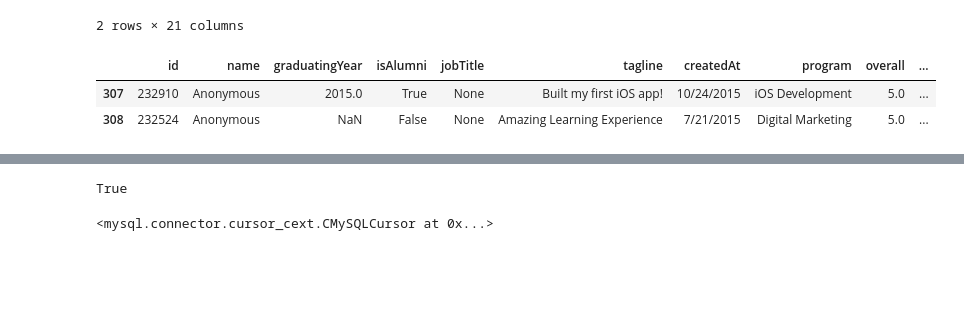
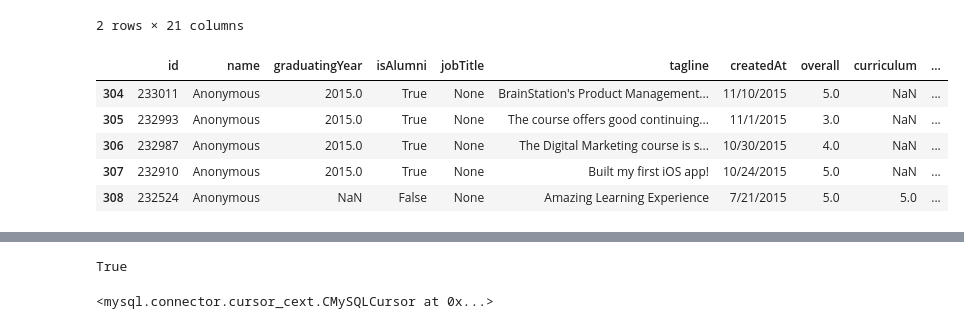
Before and after one commit to ekraj-pok/sql-project, a Jupyter notebook: main.ipynb, the cells around one changed output, grey strips where cells are left out. Saved outputs shown, nothing was run; the diff lists cells and outputs as text; code cells hidden in the pictures; blank space fills up the shorter version.

```diff
--- a/main.ipynb
+++ b/main.ipynb
@@ -37,6 +37,22 @@ def get_comments_school(school):
     reviews['review_body'] = reviews['body'].apply(remove_tags)
     reviews['school'] = school
     return reviews
+# %%
+def categorize_course_name(course_name):
+    if course_name is None:
+        return 'unknown'
+
+    if isinstance(course_name, str):
+        if ('data'  or 'science'  or 'analytics') in course_name.lower():
+            return 'data analytics'
+        elif ('development'  or 'react'  or 'full stack') in course_name.lower():
+            return 'web development'
+        elif ('ux'  or 'ui'  or 'product'  or 'experience') in course_name.lower():
+            return 'ux/ui'
+        else:
+            return 'others'
+    else:
+        return 'unknown'
 # %%
 # could you write this as a list comprehension?
 # comments = [comments.append(get_comments_school(school)) for school in schools.keys()]
@@ -68,14 +84,18 @@ comments.head(2)
 2 rows × 21 columns
 # %%
 comments['school_id'] = comments["school"].map(schools)
+comments['course_name'] = comments['program'].apply(categorize_course_name)
 # %%
-comments.drop(['anonymous', 'hostProgramName', 'body', 'rawBody', 'user', 'comments', 'overallScore','queryDate' ], axis=1, inplace = True, errors='ignore')
+comments.drop(['anonymous', 'hostProgramName', 'body', 'rawBody', "program",  'user', 'comments', 'overallScore','queryDate' ], axis=1, inplace = True, errors='ignore')
 # %%
-comments.tail(2)
+comments.tail(5)
 # %% [output]
-|  | id | name | graduatingYear | isAlumni | jobTitle | tagline | createdAt | program | overall | ... |
-| 307 | 232910 | Anonymous | 2015.0 | True | None | Built my first iOS app! | 10/24/2015 | iOS Development | 5.0 | ... |
-| 308 | 232524 | Anonymous | NaN | False | None | Amazing Learning Experience | 7/21/2015 | Digital Marketing | 5.0 | ... |
+|  | id | name | graduatingYear | isAlumni | jobTitle | tagline | createdAt | overall | curriculum | ... |
+| 304 | 233011 | Anonymous | 2015.0 | True | None | BrainStation's Product Management... | 11/10/2015 | 5.0 | NaN | ... |
+| 305 | 232993 | Anonymous | 2015.0 | True | None | The course offers good continuing... | 11/1/2015 | 3.0 | NaN | ... |
+| 306 | 232987 | Anonymous | 2015.0 | True | None | The Digital Marketing course is s... | 10/30/2015 | 4.0 | NaN | ... |
+| 307 | 232910 | Anonymous | 2015.0 | True | None | Built my first iOS app! | 10/24/2015 | 5.0 | NaN | ... |
+| 308 | 232524 | Anonymous | NaN | False | None | Amazing Learning Experience | 7/21/2015 | 5.0 | 5.0 | ... |
 # %%
 comments.rename(columns  = {'id' : 'comment_id', 'name' : 'student_name', 'graduatingYear' : 'graduation_year', 'isAlumni': 'alumni', 'jobTitle' : 'job_title', 'tagline' : 'review_tag', 'createdAt' : 'review_date', 'overall':'overall_rating', 'curriculum': 'course_rating', 'jobSupport': 'support_rating', 'review_body' : 'comment'}, inplace = True)
 # %%
```
Also changed, not shown: parts of 2 cells of this notebook, 3 other files.
